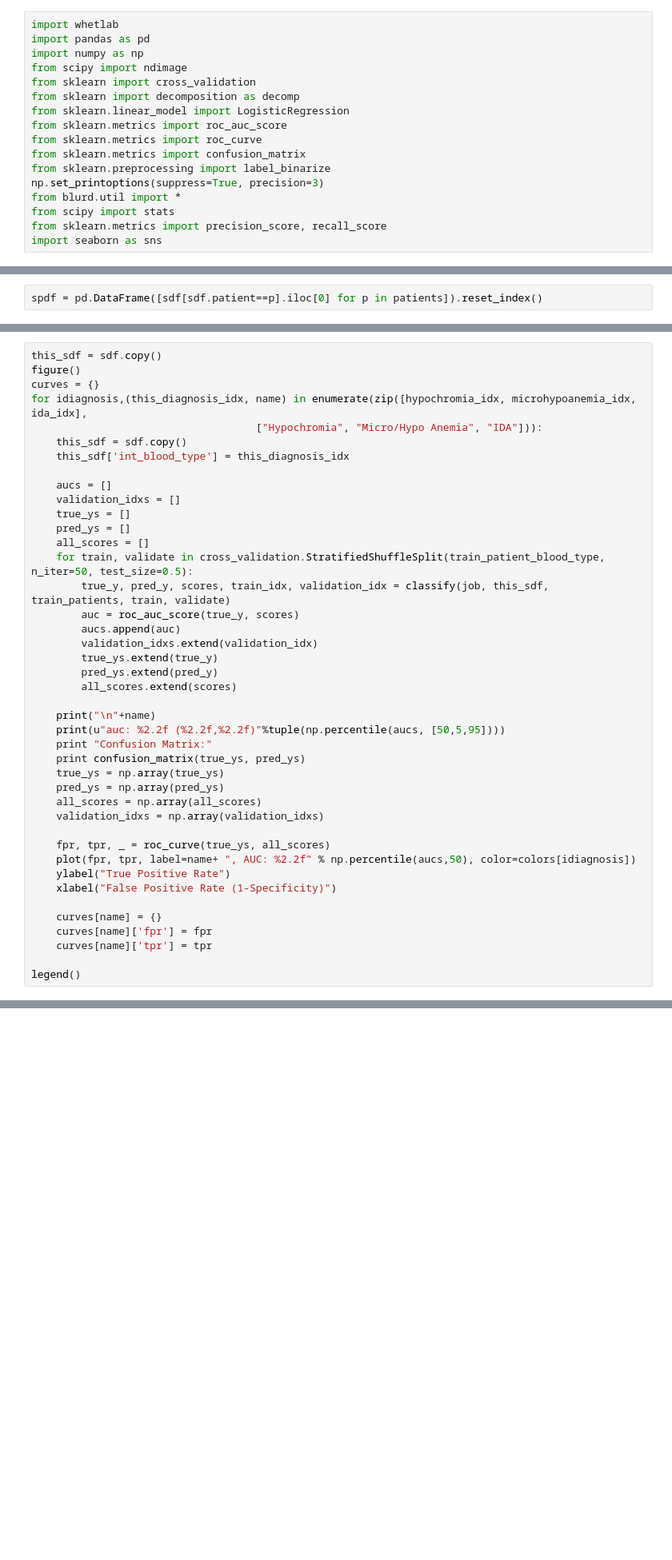
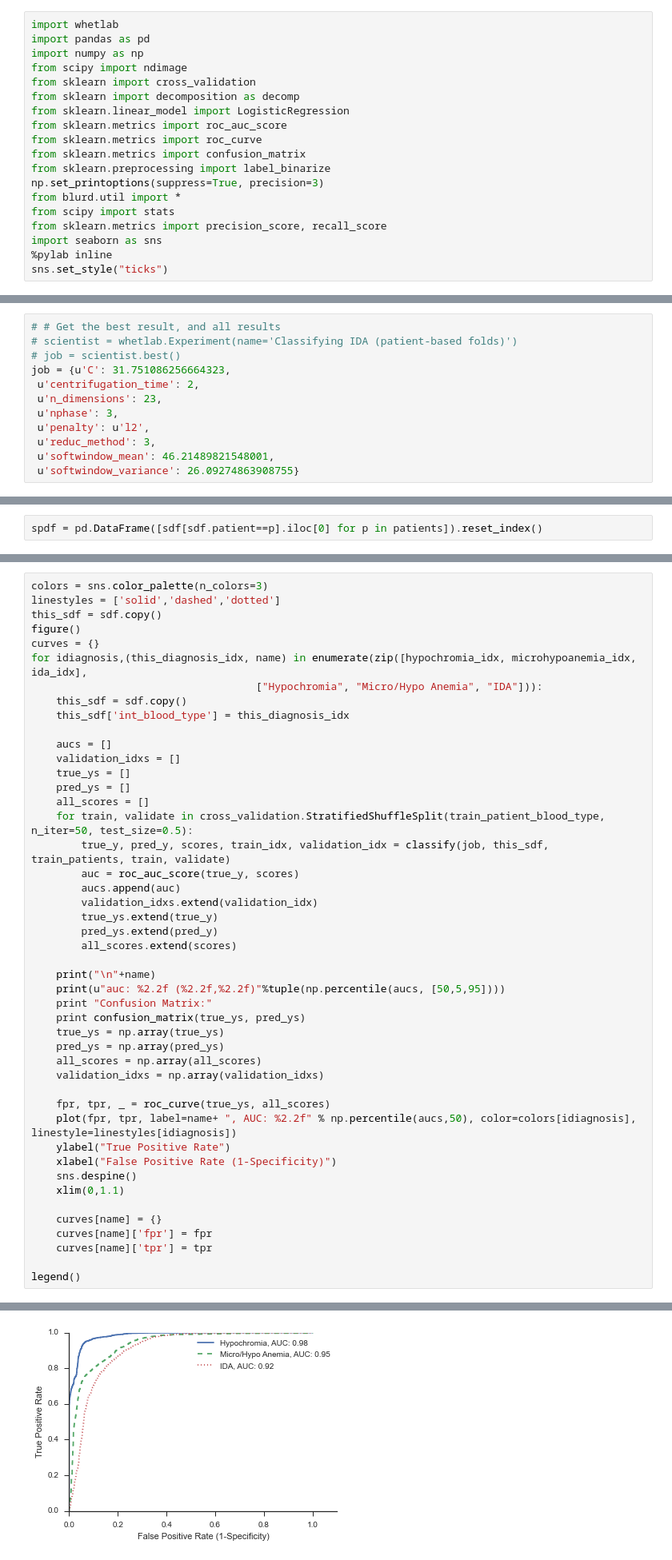
Before and after one commit to alexbw/ida, a Jupyter notebook: prediction/Analyzing best classification.ipynb, the cells around one changed output, grey strips where cells are left out. Shown at 80% size. Cells and saved outputs as stored; diff of their text form; blank space fills up the shorter version.

```diff
--- a/prediction/Analyzing best classification.ipynb
+++ b/prediction/Analyzing best classification.ipynb
@@ -15,3 +15,5 @@ from blurd.util import *
 from scipy import stats
 from sklearn.metrics import precision_score, recall_score
 import seaborn as sns
+%pylab inline
+sns.set_style("ticks")
@@ -92,3 +96,15 @@ KeyboardInterrupt:
+# %%
+# # Get the best result, and all results
+# scientist = whetlab.Experiment(name='Classifying IDA (patient-based folds)')
+# job = scientist.best()
+job = {u'C': 31.751086256664323,
+ u'centrifugation_time': 2,
+ u'n_dimensions': 23,
+ u'nphase': 3,
+ u'penalty': u'l2',
+ u'reduc_method': 3,
+ u'softwindow_mean': 46.21489821548001,
+ u'softwindow_variance': 26.09274863908755}
 # %%
 def classify(job, sdf, train_patients, train_patient_idx, validation_patient_idx):
     """
@@ -212,4 +235,6 @@ colors = sns.color_palette(n_colors=3)
 # %%
+colors = sns.color_palette(n_colors=3)
+linestyles = ['solid','dashed','dotted']
 this_sdf = sdf.copy()
 figure()
 curves = {}
@@ -242,12 +267,15 @@ for idiagnosis,(this_diagnosis_idx, name) in enumerate(zip([hypochromia_idx, mic
     validation_idxs = np.array(validation_idxs)
 
     fpr, tpr, _ = roc_curve(true_ys, all_scores)
-    plot(fpr, tpr, label=name+ ", AUC: %2.2f" % np.percentile(aucs,50), color=colors[idiagnosis])
+    plot(fpr, tpr, label=name+ ", AUC: %2.2f" % np.percentile(aucs,50), color=colors[idiagnosis], linestyle=linestyles[idiagnosis])
     ylabel("True Positive Rate")
     xlabel("False Positive Rate (1-Specificity)")
+    sns.despine()
+    xlim(0,1.1)
 
     curves[name] = {}
     curves[name]['fpr'] = fpr
     curves[name]['tpr'] = tpr
 
 legend()
+# %% [output]
@@ -254,3 +300,4 @@ legend()
+[figure, added]
 # %%
 for idiagnosis,(this_diagnosis_idx, name) in enumerate(zip([hypochromia_idx, microhypoanemia_idx, ida_idx],
                                     ["Hypochromia", "Micro/Hypo Anemia", "IDA"])):
```
Also changed, not shown: parts of 6 cells of this notebook, 5 other files.
